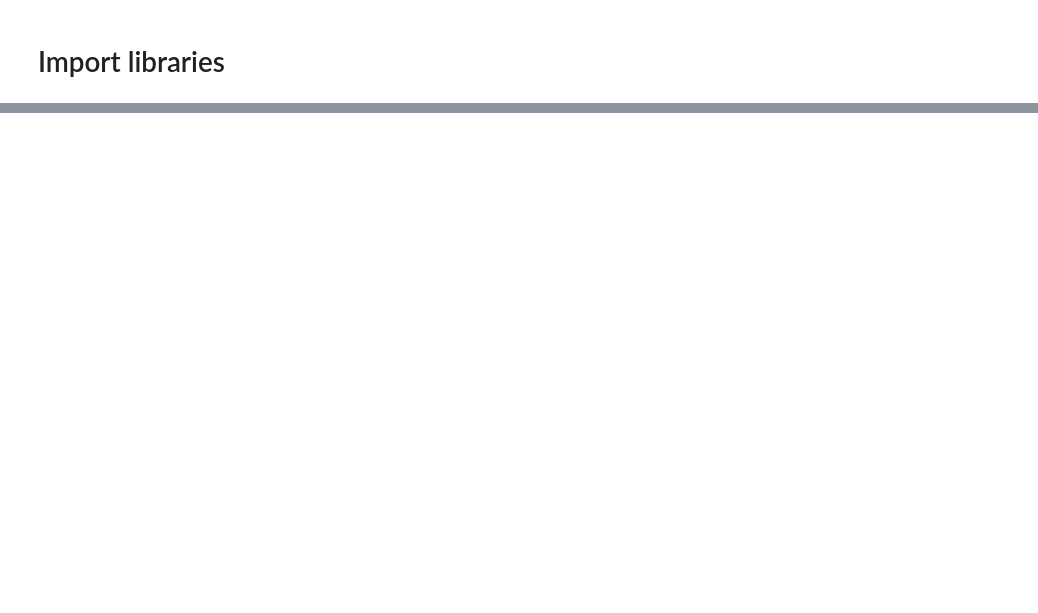
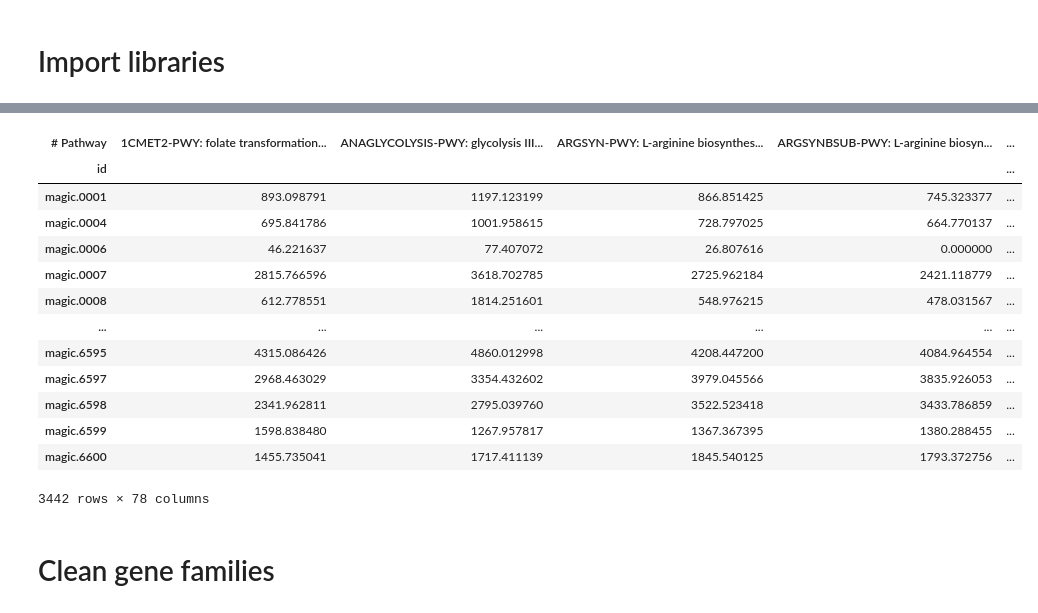
Before and after one commit to danielchang2002/MAGIC, a Jupyter notebook: src/clean_data.ipynb, the cells around one changed output, grey strips where cells are left out. Cells and saved outputs as stored; diff of their text form; code cells hidden in the pictures; blank space fills up the shorter version.

```diff
--- a/src/clean_data.ipynb
+++ b/src/clean_data.ipynb
@@ -77,0 +148,3 @@ KeyError: 'magic-0068_MagAE_S48_Coverage'
+# %%
+pathabundance = pd.read_csv(os.path.join(config.RAW_DIR, "humann_pathabundance_overall.tsv"), sep="\t", index_col=0).T[path_coverage_clean.columns]
+pathabundance
@@ -77,0 +165,21 @@ KeyError: 'magic-0068_MagAE_S48_Coverage'
+# %%
+pathabundance_clean = pathabundance.loc[[ind[:-8] + "Abundance" for ind in path_coverage_clean_with_filenames.index]]
+pathabundance_clean["id"] = path_coverage_clean_with_filenames["id"].values
+pathabundance_clean = pathabundance_clean.set_index("id")
+pathabundance_clean = pathabundance_clean.sort_index()
+pathabundance_clean
+# %% [output]
+| # Pathway | 1CMET2-PWY: folate transformation... | ANAGLYCOLYSIS-PWY: glycolysis III... | ARGSYN-PWY: L-arginine biosynthes... | ARGSYNBSUB-PWY: L-arginine biosyn... | ... |
+| id |  |  |  |  | ... |
+| magic.0001 | 893.098791 | 1197.123199 | 866.851425 | 745.323377 | ... |
+| magic.0004 | 695.841786 | 1001.958615 | 728.797025 | 664.770137 | ... |
+| magic.0006 | 46.221637 | 77.407072 | 26.807616 | 0.000000 | ... |
+| magic.0007 | 2815.766596 | 3618.702785 | 2725.962184 | 2421.118779 | ... |
+| magic.0008 | 612.778551 | 1814.251601 | 548.976215 | 478.031567 | ... |
+| ... | ... | ... | ... | ... | ... |
+| magic.6595 | 4315.086426 | 4860.012998 | 4208.447200 | 4084.964554 | ... |
+| magic.6597 | 2968.463029 | 3354.432602 | 3979.045566 | 3835.926053 | ... |
+| magic.6598 | 2341.962811 | 2795.039760 | 3522.523418 | 3433.786859 | ... |
+| magic.6599 | 1598.838480 | 1267.957817 | 1367.367395 | 1380.288455 | ... |
+| magic.6600 | 1455.735041 | 1717.411139 | 1845.540125 | 1793.372756 | ... |
+3442 rows × 78 columns
@@ -78 +188,3 @@ KeyError: 'magic-0068_MagAE_S48_Coverage'
+# %% [markdown]
+# Clean gene families
 # %%
```
Also changed, not shown: parts of 26 cells of this notebook, 4 other files.
